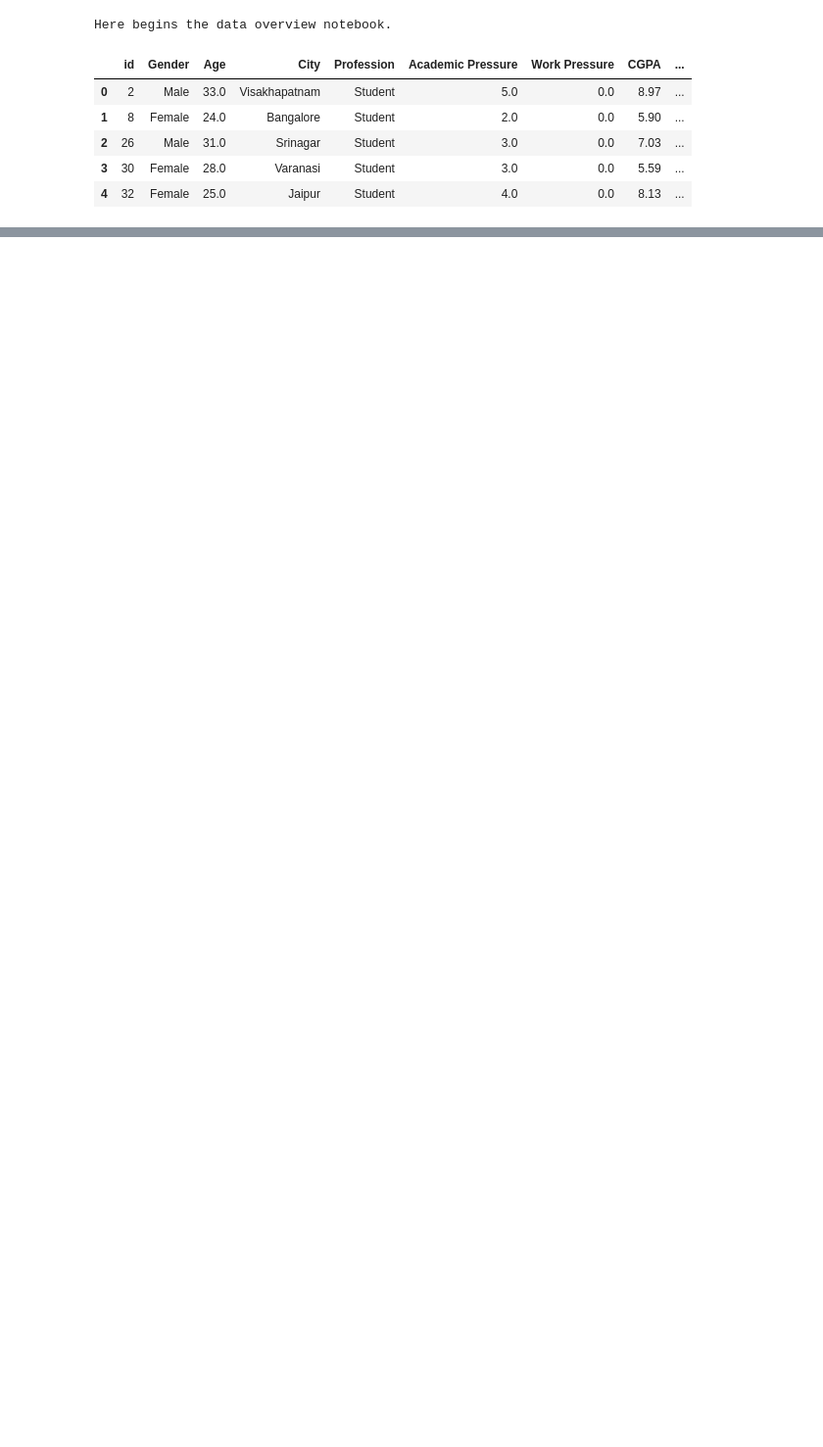
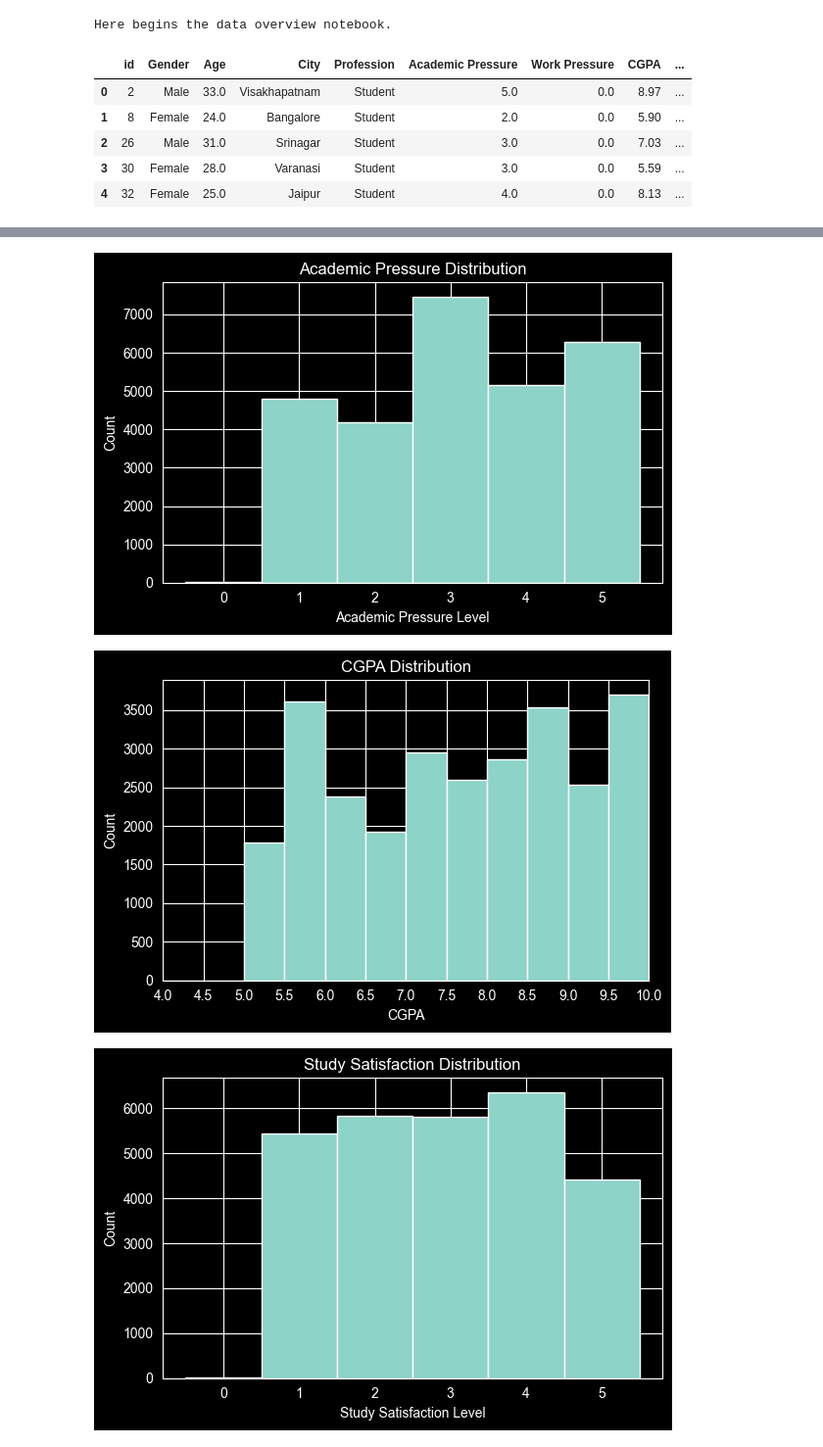
Before and after one commit to mateidiana/WellBeingModelling, a Jupyter notebook: notebooks/01_2_data_overview_mh_student.ipynb, the cells around one changed output, grey strips where cells are left out. Shown at 98% size. Cells and saved outputs as stored; diff of their text form; code cells hidden in the pictures; blank space fills up the shorter version.

```diff
--- a/notebooks/01_2_data_overview_mh_student.ipynb
+++ b/notebooks/01_2_data_overview_mh_student.ipynb
@@ -23,0 +130,71 @@ df.head()
+# %%
+# Academic pressure distribution
+plt.figure(figsize=(6,4))
+plt.hist(df["Academic Pressure"], bins=6, range=(-0.5, 5.5))
+plt.xticks(range(6))
+plt.title("Academic Pressure Distribution")
+plt.xlabel("Academic Pressure Level")
+plt.ylabel("Count")
+plt.tight_layout()
+plt.show()
+
+
+# CGPA distribution
+bins = np.arange(4, 10.5, 0.5)
+plt.figure(figsize=(6,4))
+plt.hist(df["CGPA"], bins=bins)
+plt.title("CGPA Distribution")
+plt.xlabel("CGPA")
+plt.ylabel("Count")
+plt.xticks(bins)
+plt.xlim(4, 10)
+plt.tight_layout()
+plt.show()
+
+
+# Study satisfaction distribution
+plt.figure(figsize=(6,4))
+plt.hist(df["Study Satisfaction"], bins=6, range=(-0.5, 5.5))
+plt.xticks(range(6))
+plt.title("Study Satisfaction Distribution")
+plt.xlabel("Study Satisfaction Level")
+plt.ylabel("Count")
+plt.tight_layout()
+plt.show()
+
+
+# Degree distribution
+degree_counts = df["Degree"].value_counts().sort_values()
+plt.figure(figsize=(8,10))
+degree_counts.plot(kind="barh")
+plt.title("Degree Distribution")
+plt.xlabel("Count")
+plt.ylabel("Degree")
+plt.tight_layout()
+plt.show()
+
+
+# Work/Study hours distribution
+plt.figure(figsize=(6,4))
+plt.hist(df["Work/Study Hours"],bins=10,range=(0, 12))
+plt.title("Work/Study Hours Distribution")
+plt.xlabel("Work/Study Hours")
+plt.ylabel("Count")
+plt.xticks(range(0, 13))
+plt.tight_layout()
+plt.show()
+
+
+# Financial stress distribution
+plt.figure(figsize=(6,4))
+plt.hist(df["Financial Stress"], bins=6, range=(-0.5, 5.5))
+plt.xticks(range(6))
+plt.title("Financial Stress Distribution")
+plt.xlabel("Financial Stress Level")
+plt.ylabel("Count")
+plt.tight_layout()
+plt.show()
+# %% [output]
+[figure, added]
+[figure, added]
+[figure, added]
```
Also changed, not shown: parts of 15 cells of this notebook, 9 other files.
